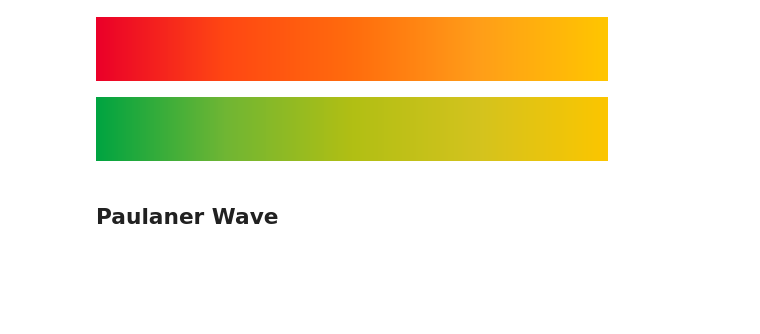
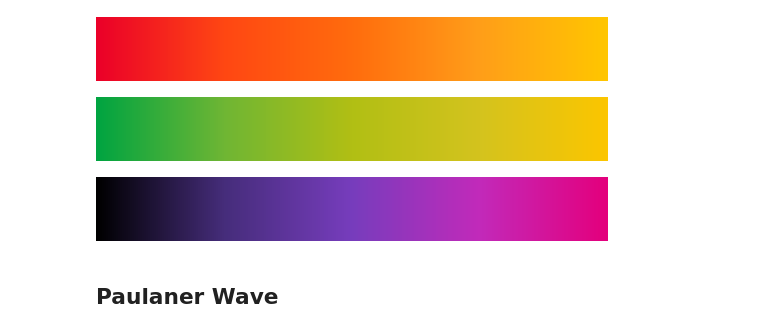
Before and after one commit to stammler/paulaner_colormaps, a Jupyter notebook: examples/example.ipynb, the cells around one changed output. Drawn from its saved outputs; the diff is of its cells as text; code cells hidden in the pictures; blank space fills up the shorter version.

```diff
--- a/examples/example.ipynb
+++ b/examples/example.ipynb
@@ -18,6 +18,10 @@ paulaner_colormaps.orange
 paulaner_colormaps.zitrone
 # %% [output]
 [figure]
+# %%
+paulaner_colormaps.cola
+# %% [output]
+[figure, added]
 # %% [markdown]
 ## Paulaner Wave
 # %% [markdown]
```
Also changed, not shown: parts of 3 cells of this notebook, 3 other files.
